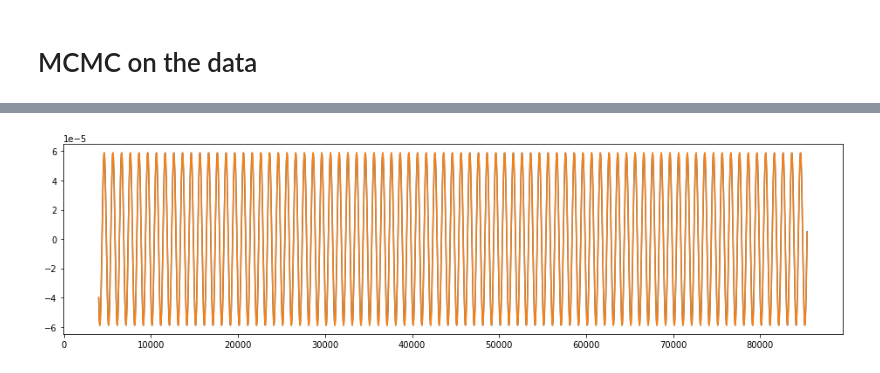
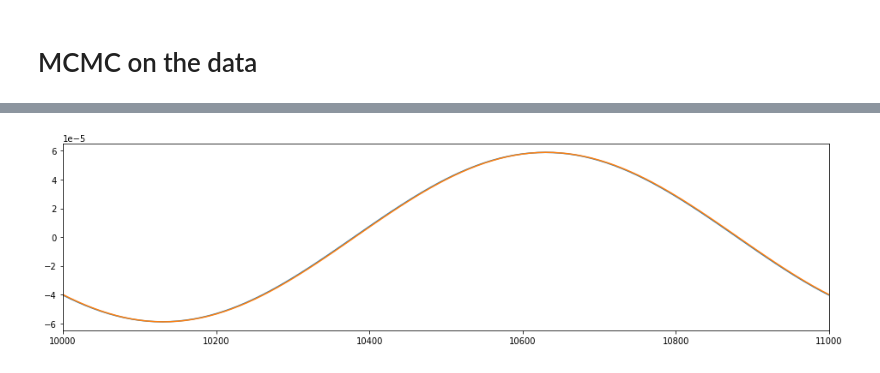
Before and after one commit to BartOuwehand/MP1_LISA, a Jupyter notebook: MCMC_parameter_fit_nophi0.ipynb, the cells around one changed output, grey strips where cells are left out. Cells and saved outputs as stored; diff of their text form; code cells hidden in the pictures.

```diff
--- a/MCMC_parameter_fit_nophi0.ipynb
+++ b/MCMC_parameter_fit_nophi0.ipynb
@@ -50,8 +50,8 @@ phi0_true = 0
 
 
 # Turn on/off binary creation & instrument simulation
-create_new_binary = False
-run_new_simulation = False
+create_new_binary = True
+run_new_simulation = True
 # %% [output]
 fs = 0.1 Hz,  orbit_duration = 1500.0 d
 # %%
@@ -283,7 +290,7 @@ def model(st,sA, Amp, f_gw, phi0 = -0.4, t0=orbits_t0+10, gw_beta=0,gw_lambda=0)
 script_time0 = time.time()
 
 phi0_values = []
-test = model(fsdata[0],fsdata[1],Amp_true,f_true,-0.4)
+test = model(fsdata[0],fsdata[1],Amp_true,f_true)
 
 script_time1 = time.time() - script_time0
 print ("Time elapsed = {:.2f}".format(script_time1))
@@ -292,7 +299,7 @@ print (phi0_values)
 plt.figure(figsize=(16,4))
 plt.plot(fsdata[0],fsdata[1])
 plt.plot(test[0],test[1])
-# plt.xlim(1e4,1.1e4)
+plt.xlim(1e4,1.1e4)
 plt.plot()
 print (fsdata.shape)
 print (test.shape)
@@ -301,7 +308,7 @@ Time elapsed = 0.19
 []
 (4, 8140)
 (2, 8140)
-[figure, old version]
+[figure, new version]
 # %%
 # Plot of time it takes to run one simulation without noise
 
```
Also changed, not shown: parts of 18 cells of this notebook.
